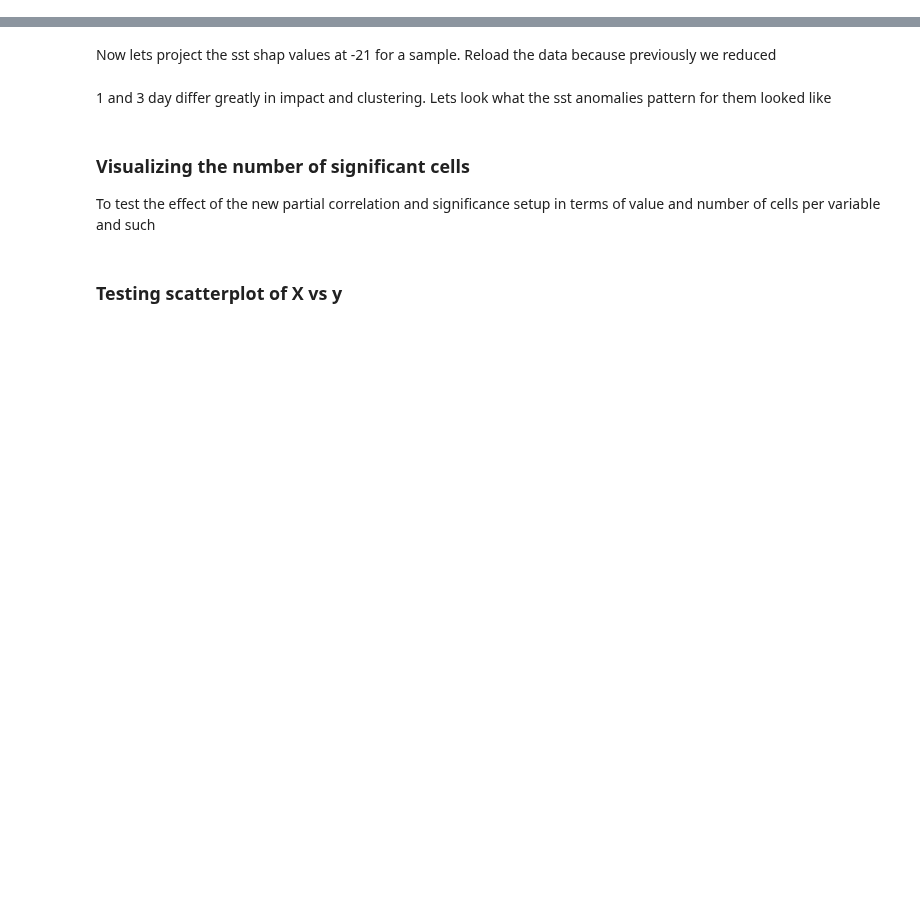
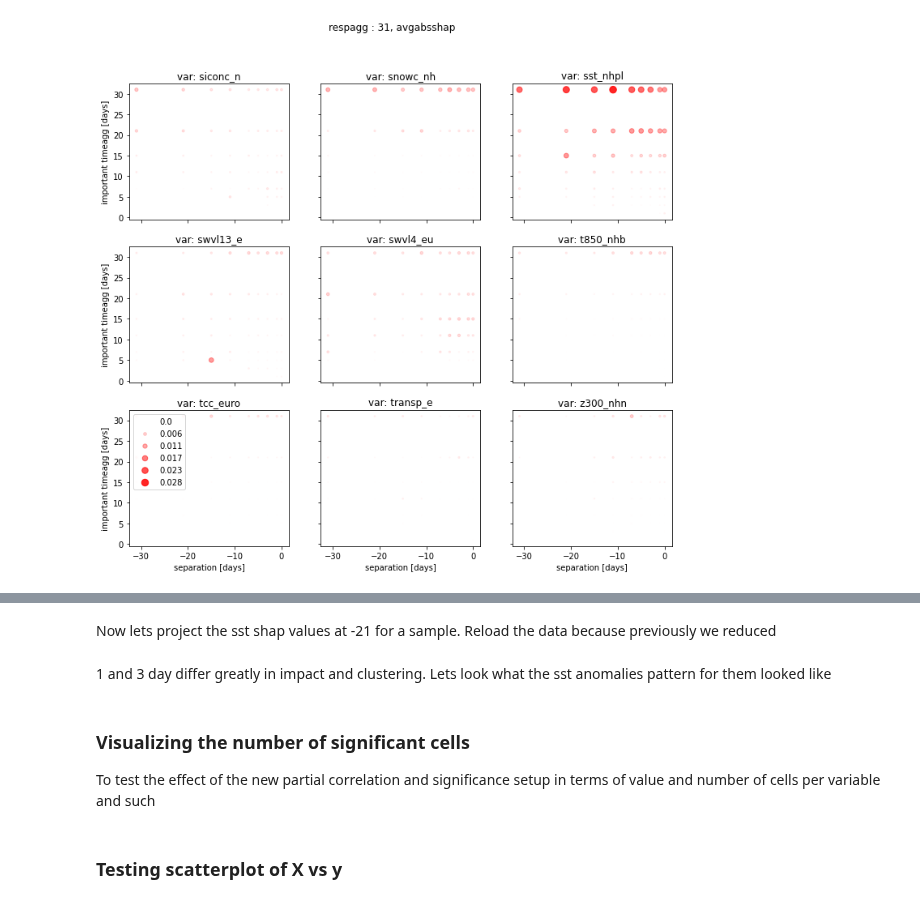
Before and after one commit to chiemvs/Weave, a Jupyter notebook: notebooks/test_inspection.ipynb, the cells around one changed output, grey strips where cells are left out. Saved outputs shown, nothing was run; the diff lists cells and outputs as text; code cells hidden in the pictures; blank space fills up the shorter version.

```diff
--- a/notebooks/test_inspection.ipynb
+++ b/notebooks/test_inspection.ipynb
@@ -16,0 +81,4 @@ from Weave.inspection import ImportanceData, MapInterface, dotplot, barplot, map
+# %%
+fig, axes = dotplot(shaps.df.iloc[:,0], alphascaler = 30, sizescaler=2500, nlegend_items=6)
+# %% [output]
+[figure, added]
```
Also changed, not shown: parts of 31 cells of this notebook, 1 other file.
